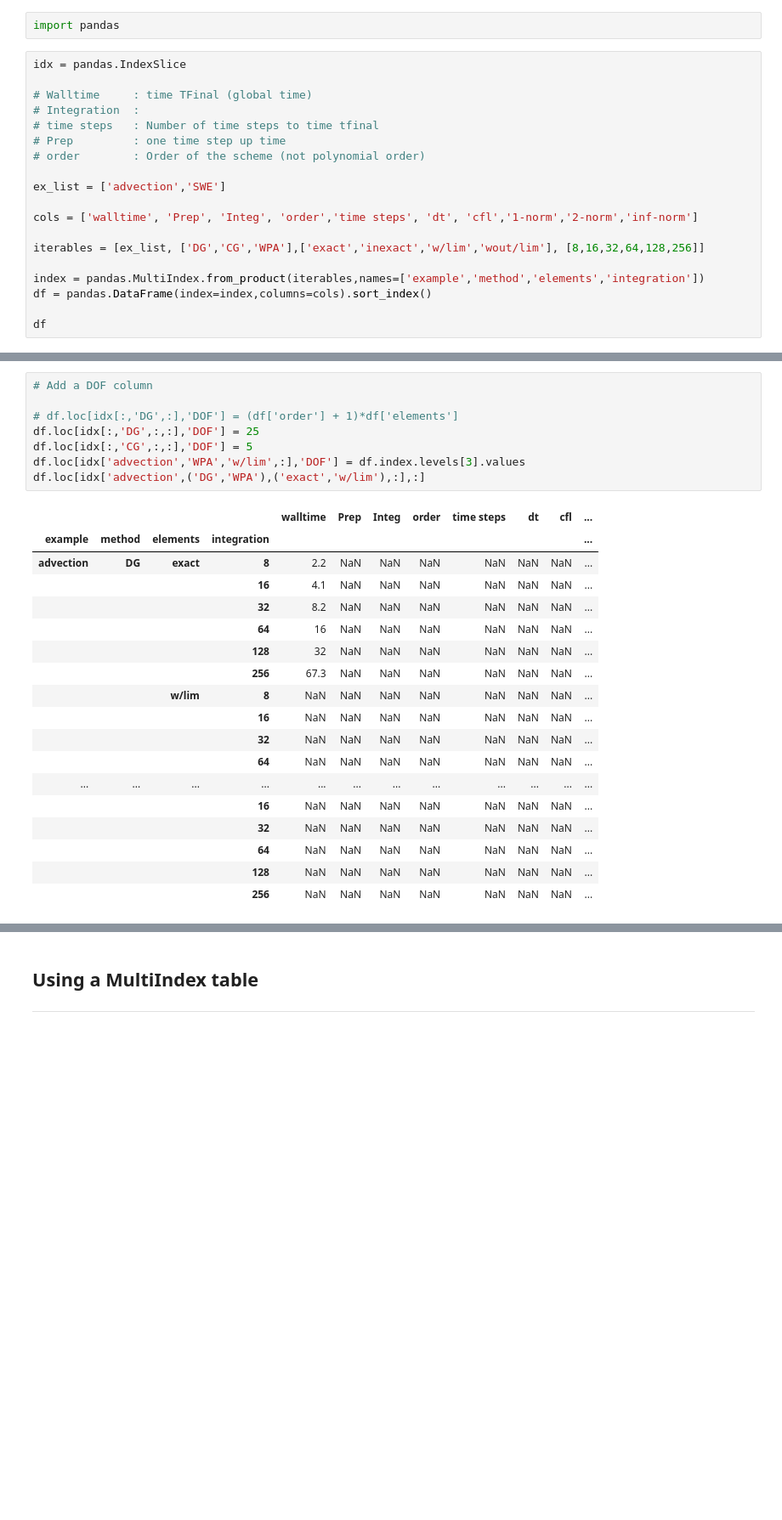
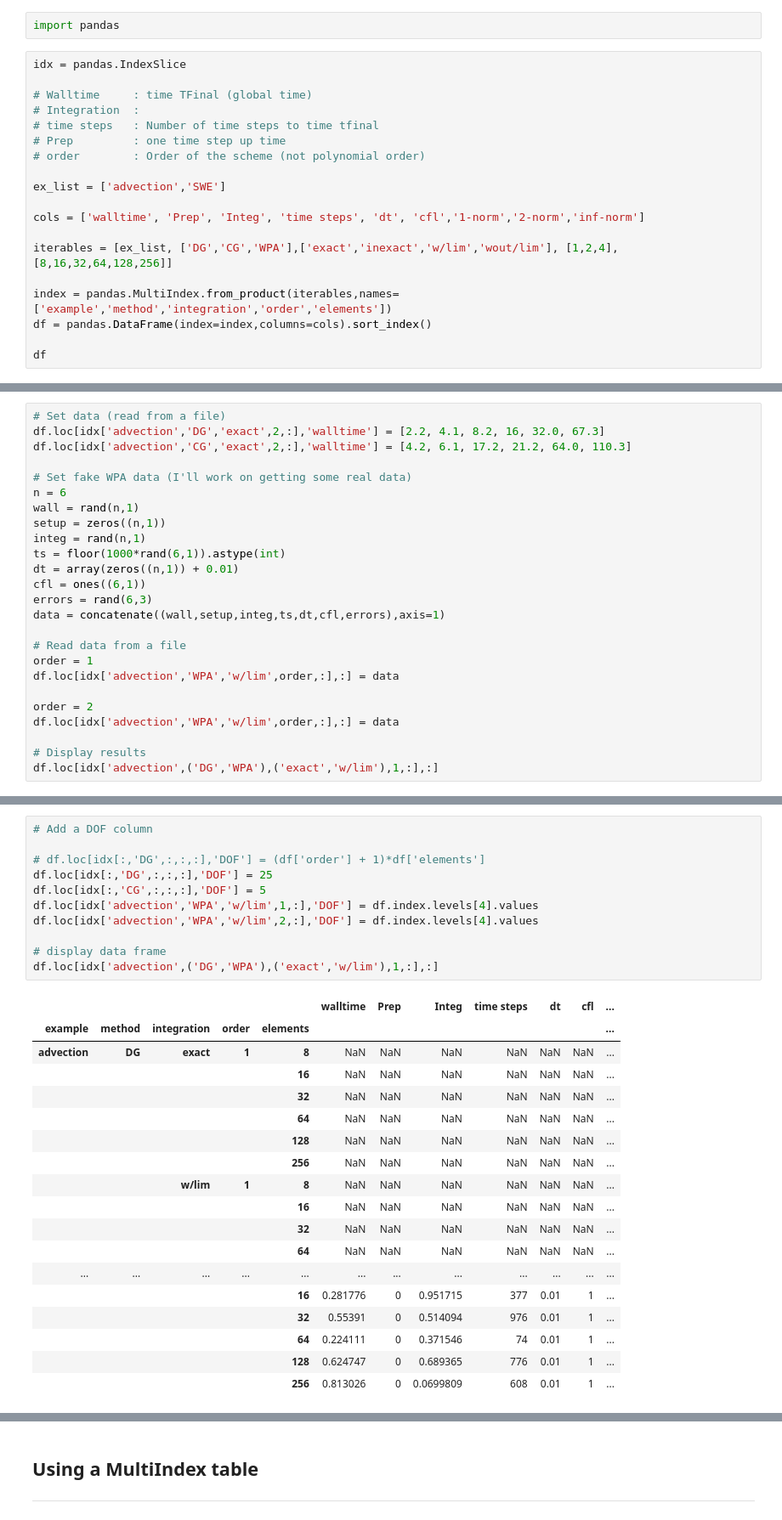
Before and after one commit to ygahounzo/Forest_Rep, a Jupyter notebook: timing_results.ipynb, the cells around one changed output, grey strips where cells are left out. Shown at 85% size. Saved outputs shown, nothing was run; the diff lists cells and outputs as text; blank space fills up the shorter version.

```diff
--- a/timing_results.ipynb
+++ b/timing_results.ipynb
@@ -20,11 +20,11 @@ idx = pandas.IndexSlice
 
 ex_list = ['advection','SWE']
 
-cols = ['walltime', 'Prep', 'Integ', 'order','time steps', 'dt', 'cfl','1-norm','2-norm','inf-norm']
+cols = ['walltime', 'Prep', 'Integ', 'time steps', 'dt', 'cfl','1-norm','2-norm','inf-norm']
 
-iterables = [ex_list, ['DG','CG','WPA'],['exact','inexact','w/lim','wout/lim'], [8,16,32,64,128,256]]
+iterables = [ex_list, ['DG','CG','WPA'],['exact','inexact','w/lim','wout/lim'], [1,2,4],[8,16,32,64,128,256]]
 
-index = pandas.MultiIndex.from_product(iterables,names=['example','method','elements','integration'])
+index = pandas.MultiIndex.from_product(iterables,names=['example','method','integration','order','elements'])
 df = pandas.DataFrame(index=index,columns=cols).sort_index()
 
 df
@@ -48,0 +49,25 @@ df
+# %%
+# Set data (read from a file)
+df.loc[idx['advection','DG','exact',2,:],'walltime'] = [2.2, 4.1, 8.2, 16, 32.0, 67.3]
+df.loc[idx['advection','CG','exact',2,:],'walltime'] = [4.2, 6.1, 17.2, 21.2, 64.0, 110.3]
+
+# Set fake WPA data (I'll work on getting some real data)
+n = 6
+wall = rand(n,1)
+setup = zeros((n,1))
+integ = rand(n,1)
+ts = floor(1000*rand(6,1)).astype(int)
+dt = array(zeros((n,1)) + 0.01)
+cfl = ones((6,1))
+errors = rand(6,3)
+data = concatenate((wall,setup,integ,ts,dt,cfl,errors),axis=1)
+
+# Read data from a file
+order = 1
+df.loc[idx['advection','WPA','w/lim',order,:],:] = data
+
+order = 2
+df.loc[idx['advection','WPA','w/lim',order,:],:] = data
+
+# Display results
+df.loc[idx['advection',('DG','WPA'),('exact','w/lim'),1,:],:]
@@ -49,27 +96,30 @@ df
 # %%
 # Add a DOF column
 
-# df.loc[idx[:,'DG',:],'DOF'] = (df['order'] + 1)*df['elements']
-df.loc[idx[:,'DG',:,:],'DOF'] = 25
-df.loc[idx[:,'CG',:,:],'DOF'] = 5
-df.loc[idx['advection','WPA','w/lim',:],'DOF'] = df.index.levels[3].values
-df.loc[idx['advection',('DG','WPA'),('exact','w/lim'),:],:]
+# df.loc[idx[:,'DG',:,:,:],'DOF'] = (df['order'] + 1)*df['elements']
+df.loc[idx[:,'DG',:,:,:],'DOF'] = 25
+df.loc[idx[:,'CG',:,:,:],'DOF'] = 5
+df.loc[idx['advection','WPA','w/lim',1,:],'DOF'] = df.index.levels[4].values
+df.loc[idx['advection','WPA','w/lim',2,:],'DOF'] = df.index.levels[4].values
+
+# display data frame
+df.loc[idx['advection',('DG','WPA'),('exact','w/lim'),1,:],:]
 # %% [output]
-|  |  |  |  | walltime | Prep | Integ | order | time steps | dt | cfl | ... |
-| example | method | elements | integration |  |  |  |  |  |  |  | ... |
-| advection | DG | exact | 8 | 2.2 | NaN | NaN | NaN | NaN | NaN | NaN | ... |
-|  |  |  | 16 | 4.1 | NaN | NaN | NaN | NaN | NaN | NaN | ... |
-|  |  |  | 32 | 8.2 | NaN | NaN | NaN | NaN | NaN | NaN | ... |
-|  |  |  | 64 | 16 | NaN | NaN | NaN | NaN | NaN | NaN | ... |
-|  |  |  | 128 | 32 | NaN | NaN | NaN | NaN | NaN | NaN | ... |
-|  |  |  | 256 | 67.3 | NaN | NaN | NaN | NaN | NaN | NaN | ... |
-|  |  | w/lim | 8 | NaN | NaN | NaN | NaN | NaN | NaN | NaN | ... |
-|  |  |  | 16 | NaN | NaN | NaN | NaN | NaN | NaN | NaN | ... |
-|  |  |  | 32 | NaN | NaN | NaN | NaN | NaN | NaN | NaN | ... |
-|  |  |  | 64 | NaN | NaN | NaN | NaN | NaN | NaN | NaN | ... |
+|  |  |  |  |  | walltime | Prep | Integ | time steps | dt | cfl | ... |
+| example | method | integration | order | elements |  |  |  |  |  |  | ... |
+| advection | DG | exact | 1 | 8 | NaN | NaN | NaN | NaN | NaN | NaN | ... |
+|  |  |  |  | 16 | NaN | NaN | NaN | NaN | NaN | NaN | ... |
+|  |  |  |  | 32 | NaN | NaN | NaN | NaN | NaN | NaN | ... |
+|  |  |  |  | 64 | NaN | NaN | NaN | NaN | NaN | NaN | ... |
+|  |  |  |  | 128 | NaN | NaN | NaN | NaN | NaN | NaN | ... |
+|  |  |  |  | 256 | NaN | NaN | NaN | NaN | NaN | NaN | ... |
+|  |  | w/lim | 1 | 8 | NaN | NaN | NaN | NaN | NaN | NaN | ... |
+|  |  |  |  | 16 | NaN | NaN | NaN | NaN | NaN | NaN | ... |
+|  |  |  |  | 32 | NaN | NaN | NaN | NaN | NaN | NaN | ... |
+|  |  |  |  | 64 | NaN | NaN | NaN | NaN | NaN | NaN | ... |
 | ... | ... | ... | ... | ... | ... | ... | ... | ... | ... | ... | ... |
-|  |  |  | 16 | NaN | NaN | NaN | NaN | NaN | NaN | NaN | ... |
-|  |  |  | 32 | NaN | NaN | NaN | NaN | NaN | NaN | NaN | ... |
-|  |  |  | 64 | NaN | NaN | NaN | NaN | NaN | NaN | NaN | ... |
-|  |  |  | 128 | NaN | NaN | NaN | NaN | NaN | NaN | NaN | ... |
-|  |  |  | 256 | NaN | NaN | NaN | NaN | NaN | NaN | NaN | ... |
+|  |  |  |  | 16 | 0.281776 | 0 | 0.951715 | 377 | 0.01 | 1 | ... |
+|  |  |  |  | 32 | 0.55391 | 0 | 0.514094 | 976 | 0.01 | 1 | ... |
+|  |  |  |  | 64 | 0.224111 | 0 | 0.371546 | 74 | 0.01 | 1 | ... |
+|  |  |  |  | 128 | 0.624747 | 0 | 0.689365 | 776 | 0.01 | 1 | ... |
+|  |  |  |  | 256 | 0.813026 | 0 | 0.0699809 | 608 | 0.01 | 1 | ... |
```
Also changed, not shown: parts of 11 cells of this notebook.
